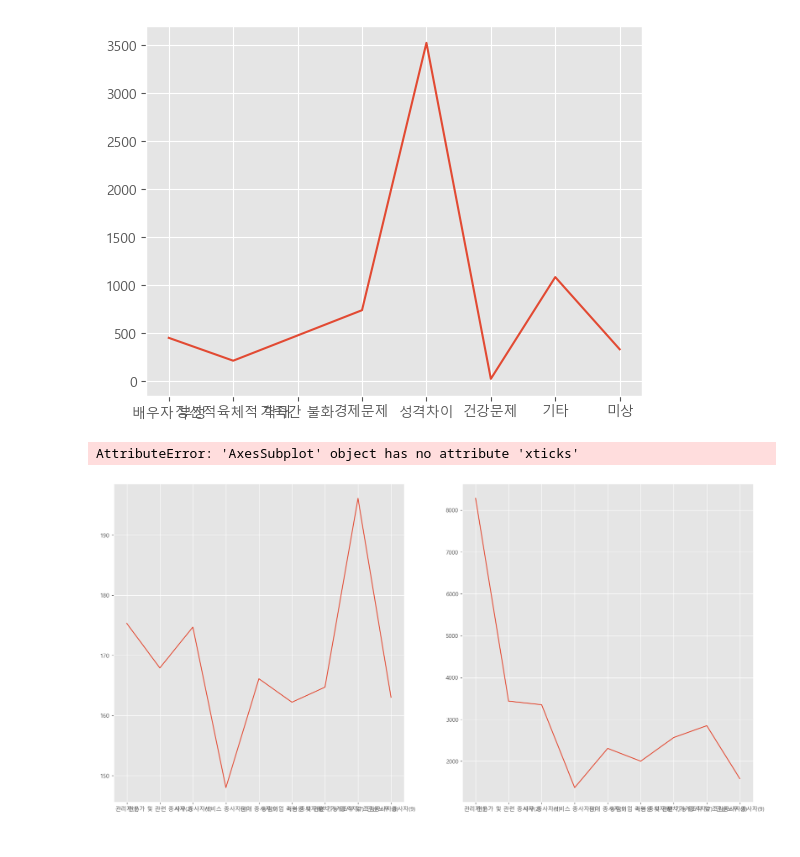
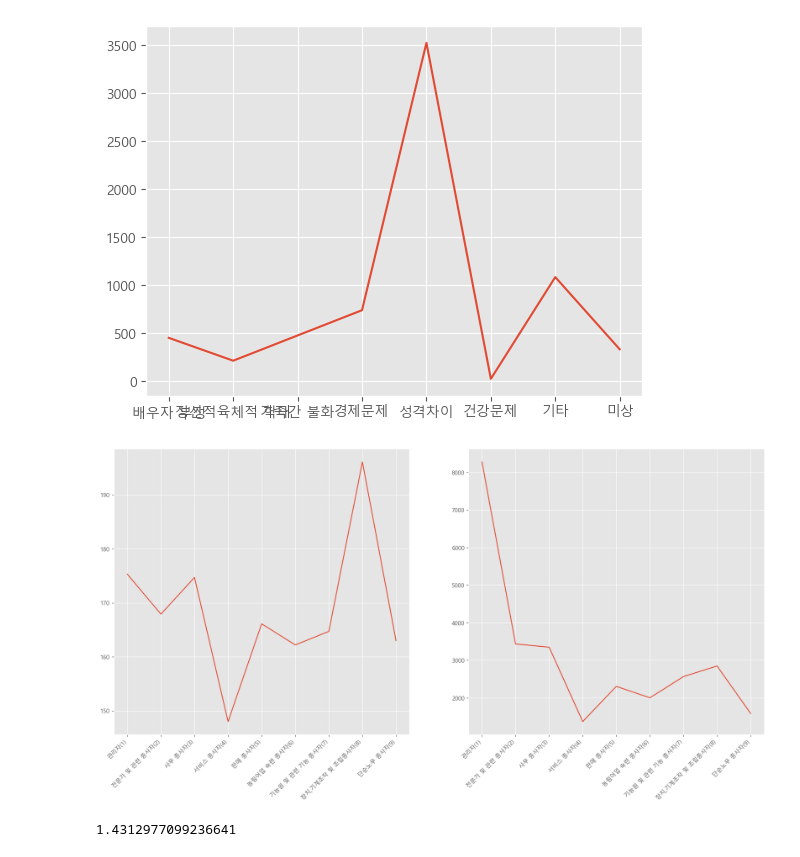
Before and after one commit to jakekwon1/semi-, a Jupyter notebook: 통계/work.ipynb, the cells around one changed output. Drawn from its saved outputs; the diff is of its cells as text; code cells hidden in the pictures.

```diff
--- a/통계/work.ipynb
+++ b/통계/work.ipynb
@@ -115,32 +132,36 @@ plt.show()
 # %%
 df3.set_index(['고용형태','한국표준직업분류6차'],inplace=True)
 lista =df3.iloc[0,:]
 lista.values
 listb=[]
 for i in lista:
     listb.append(i)
 listb
 df3.columns = listb
 df3=df3.iloc[2:]
 df3= df3.loc['전체근로자']
 df3
 
 df3_time=df3.iloc[:,[1]]
 df3_salay=df3.iloc[:,[7]]
 df3_time=df3_time.astype(float)
 df3_salay=df3_salay.astype(int)
 
 fig = plt.figure(figsize=(20,10))
+
 ax1 = fig.add_subplot(1,2,1)
 ax2 = fig.add_subplot(1,2,2)
 
 ax1.plot(df3_time.index,df3_time.values)
 ax2.plot(df3_salay.index,df3_salay.values)
 
-ax1.xticks(rotation=90)
+fig.autofmt_xdate(rotation=45)
 
 
 plt.show()
 # %% [output]
-AttributeError: 'AxesSubplot' object has no attribute 'xticks'
-[figure, old version]
+[figure, new version]
+# %%
+144000/100608
+# %% [output]
+1.4312977099236641
```
Also changed, not shown: parts of 3 cells of this notebook, 5 other files.
